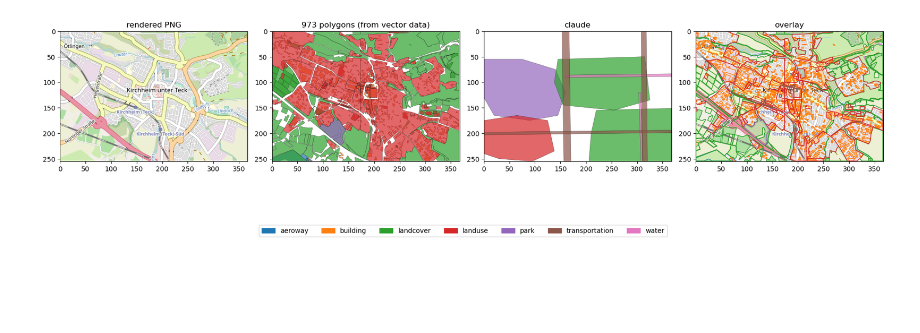
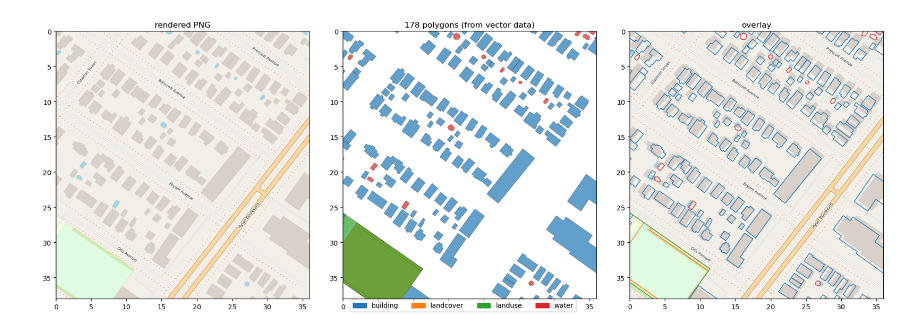
Before and after one commit to minsung-kim-dev/Vectorizing-Raster-Maps, a Jupyter notebook: eda.ipynb, the cells around one changed output. Cells and saved outputs as stored; diff of their text form; code cells hidden in the pictures; blank space fills up the shorter version.

```diff
--- a/eda.ipynb
+++ b/eda.ipynb
@@ -19,7 +19,7 @@ from matplotlib.patches import Polygon as MplPolygon
 from PIL import Image
 %matplotlib inline
 # %%
-with gzip.open("data/train10000/mapwarper_1000.geojson.gz", "rt") as fh:
+with gzip.open("crops/staten_island_14645.geojson.gz", "rt") as fh:
     data = json.load(fh)
 # %%
 data["bbox"], data["metadata"];
@@ -167,40 +101,34 @@ claude_polygons = [
 # %%
-img = Image.open("data/train10000_png/mapwarper_1000.png")
+img = Image.open("crops/staten_island_14645.png")
 #polygons = polygons + block_polygons
 layers = sorted({layer for _, layer in polygons})
 colors = dict(zip(layers, plt.cm.tab10.colors))
 
-fig, axes = plt.subplots(1, 4, figsize=(18, 6))
+fig, axes = plt.subplots(1, 3, figsize=(18, 6))
 
 axes[0].imshow(img, extent=(0, W, H, 0))
 axes[0].set_title("rendered PNG")
 
 for poly, layer in polygons:
     axes[1].add_patch(MplPolygon(poly, closed=True, facecolor=colors[layer],
                                  edgecolor="black", linewidth=0.3, alpha=0.7))
 axes[1].set_title(f"{len(polygons)} polygons (from vector data)")
 
 
-for poly, layer in claude_polygons:
-    axes[2].add_patch(MplPolygon(poly, closed=True, facecolor=colors[layer],
-                                 edgecolor="black", linewidth=0.3, alpha=0.7))
-axes[2].set_title("claude")
-
-
-axes[3].imshow(img, extent=(0, W, H, 0))
+axes[2].imshow(img, extent=(0, W, H, 0))
 for poly, layer in polygons:
-    axes[3].add_patch(MplPolygon(poly, closed=True, fill=False,
+    axes[2].add_patch(MplPolygon(poly, closed=True, fill=False,
                                  edgecolor=colors[layer], linewidth=1))
-axes[3].set_title("overlay")
+axes[2].set_title("overlay")
 
 for ax in axes:
     ax.set_xlim(0, W)
     ax.set_ylim(H, 0)                                # y increases downward, like the image
     ax.set_aspect("equal")
 
 handles = [plt.Rectangle((0, 0), 1, 1, color=colors[l]) for l in layers]
 fig.legend(handles, layers, loc="lower center", ncol=len(layers))
 plt.tight_layout()
 plt.show()
 # %% [output]
-[figure, old version]
+[figure, new version]
```
Also changed, not shown: parts of 3 cells of this notebook, 1 other file.
